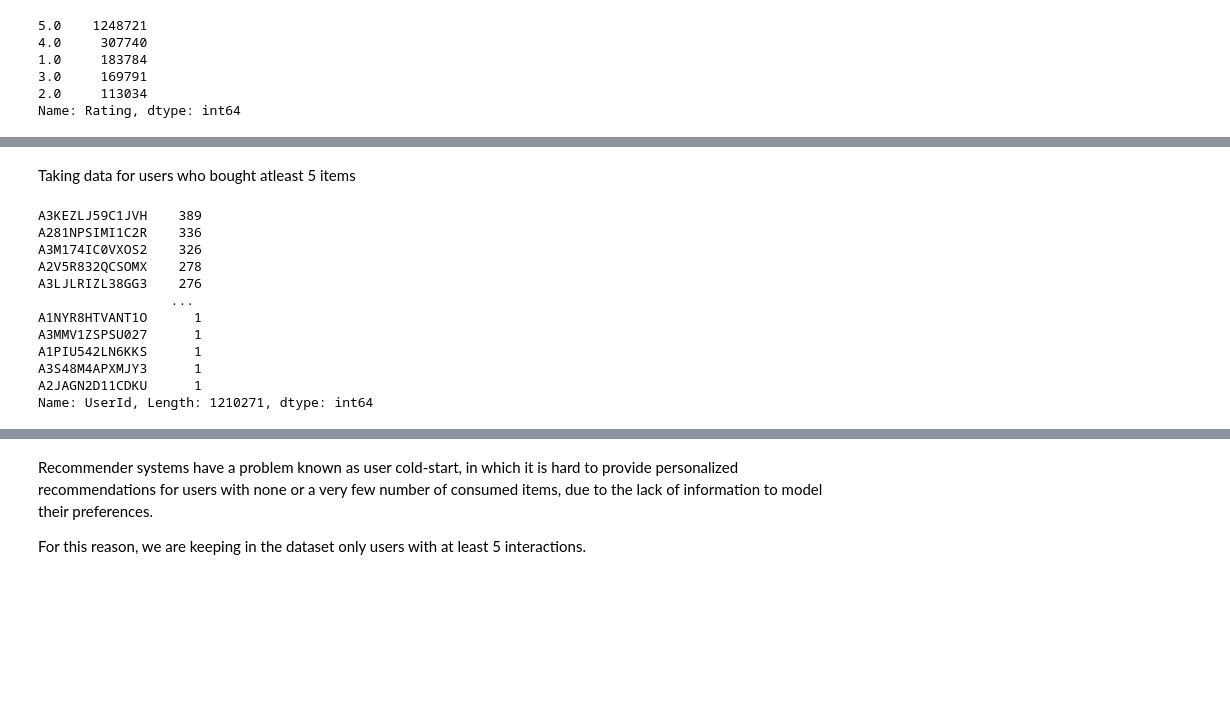
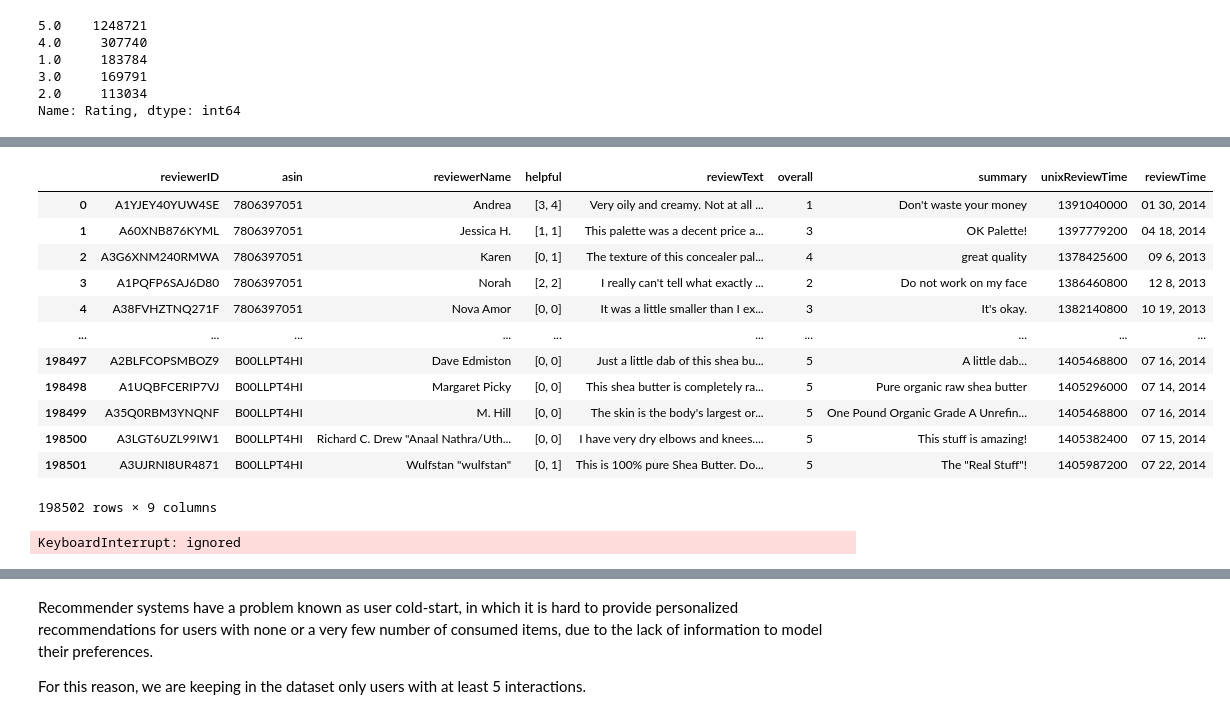
Before and after one commit to kronze1996/Product-Recommendation-Engine, a Jupyter notebook: Kartikey_Sharma_Product_Recommendation_Engine_Capstone_Project_4.ipynb, the cells around one changed output, grey strips where cells are left out. Saved outputs shown, nothing was run; the diff lists cells and outputs as text; code cells hidden in the pictures; blank space fills up the shorter version.

```diff
--- a/Kartikey_Sharma_Product_Recommendation_Engine_Capstone_Project_4.ipynb
+++ b/Kartikey_Sharma_Product_Recommendation_Engine_Capstone_Project_4.ipynb
@@ -188,18 +194,17 @@ A2JAGN2D11CDKU      1
 Name: UserId, Length: 1210271, dtype: int64
-# %% [markdown]
-Taking data for users who bought atleast 5 items
-# %%
-df['UserId'].value_counts()
-# %% [output]
-A3KEZLJ59C1JVH    389
-A281NPSIMI1C2R    336
-A3M174IC0VXOS2    326
-A2V5R832QCSOMX    278
-A3LJLRIZL38GG3    276
-                 ...
-A1NYR8HTVANT1O      1
-A3MMV1ZSPSU027      1
-A1PIU542LN6KKS      1
-A3S48M4APXMJY3      1
-A2JAGN2D11CDKU      1
-Name: UserId, Length: 1210271, dtype: int64
+# %%
+review_df
+# %% [output]
+|  | reviewerID | asin | reviewerName | helpful | reviewText | overall | summary | unixReviewTime | reviewTime |
+| 0 | A1YJEY40YUW4SE | 7806397051 | Andrea | [3, 4] | Very oily and creamy. Not at all ... | 1 | Don't waste your money | 1391040000 | 01 30, 2014 |
+| 1 | A60XNB876KYML | 7806397051 | Jessica H. | [1, 1] | This palette was a decent price a... | 3 | OK Palette! | 1397779200 | 04 18, 2014 |
+| 2 | A3G6XNM240RMWA | 7806397051 | Karen | [0, 1] | The texture of this concealer pal... | 4 | great quality | 1378425600 | 09 6, 2013 |
+| 3 | A1PQFP6SAJ6D80 | 7806397051 | Norah | [2, 2] | I really can't tell what exactly ... | 2 | Do not work on my face | 1386460800 | 12 8, 2013 |
+| 4 | A38FVHZTNQ271F | 7806397051 | Nova Amor | [0, 0] | It was a little smaller than I ex... | 3 | It's okay. | 1382140800 | 10 19, 2013 |
+| ... | ... | ... | ... | ... | ... | ... | ... | ... | ... |
+| 198497 | A2BLFCOPSMBOZ9 | B00LLPT4HI | Dave Edmiston | [0, 0] | Just a little dab of this shea bu... | 5 | A little dab... | 1405468800 | 07 16, 2014 |
+| 198498 | A1UQBFCERIP7VJ | B00LLPT4HI | Margaret Picky | [0, 0] | This shea butter is completely ra... | 5 | Pure organic raw shea butter | 1405296000 | 07 14, 2014 |
+| 198499 | A35Q0RBM3YNQNF | B00LLPT4HI | M. Hill | [0, 0] | The skin is the body's largest or... | 5 | One Pound Organic Grade A Unrefin... | 1405468800 | 07 16, 2014 |
+| 198500 | A3LGT6UZL99IW1 | B00LLPT4HI | Richard C. Drew "Anaal Nathra/Uth... | [0, 0] | I have very dry elbows and knees.... | 5 | This stuff is amazing! | 1405382400 | 07 15, 2014 |
+| 198501 | A3UJRNI8UR4871 | B00LLPT4HI | Wulfstan "wulfstan" | [0, 1] | This is 100% pure Shea Butter. Do... | 5 | The "Real Stuff"! | 1405987200 | 07 22, 2014 |
+198502 rows × 9 columns
@@ -205,0 +219,8 @@ Name: UserId, Length: 1210271, dtype: int64
+# %%
+# Day_df=review_df['overall'].value_counts().reset_index()
+x=list(dfNew['asin'])
+y=list(dfNew['overallScore'])
+plt.plot(x,y)
+plt.show()
+# %% [output]
+KeyboardInterrupt: ignored
```
Also changed, not shown: parts of 56 cells of this notebook.
